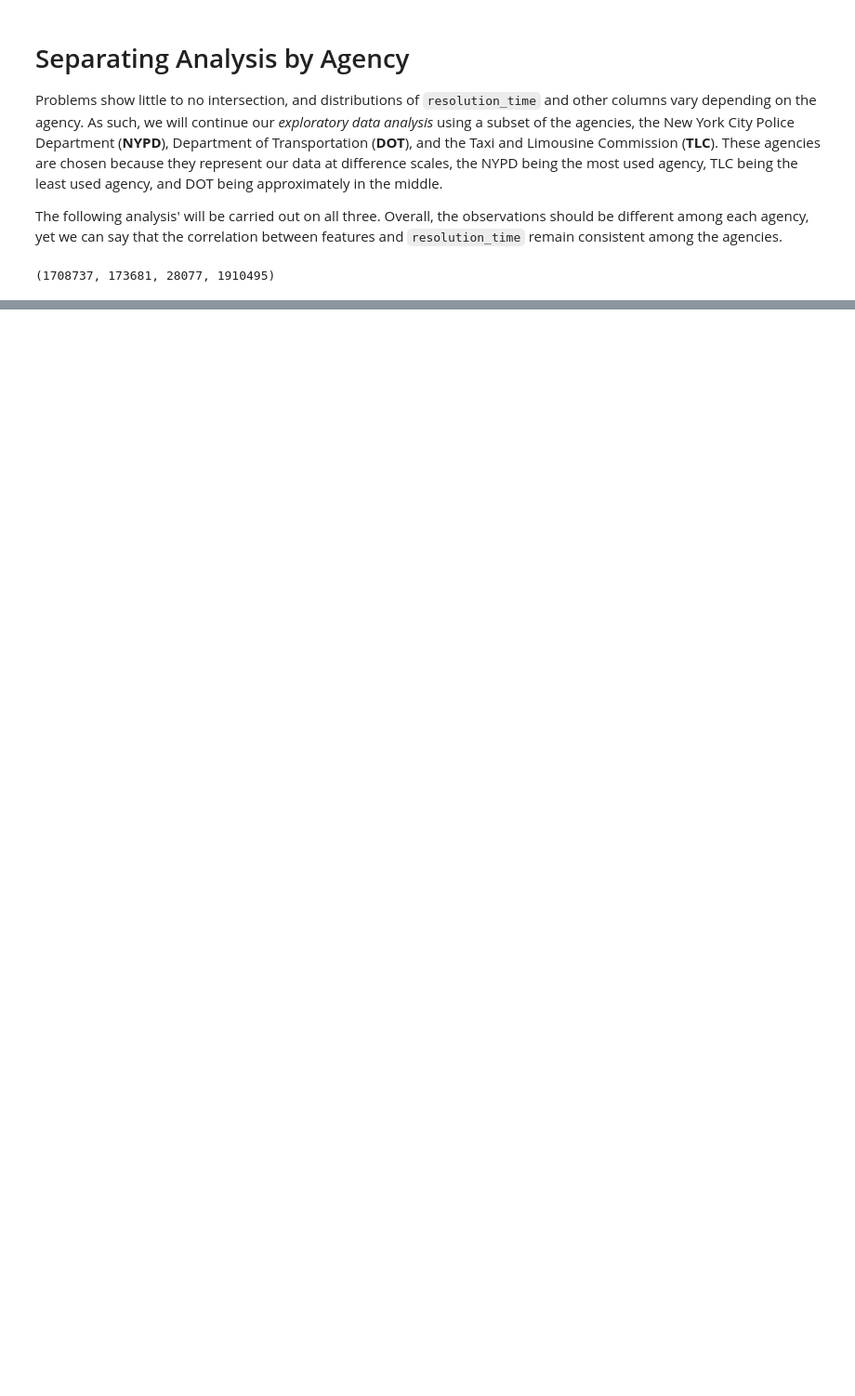
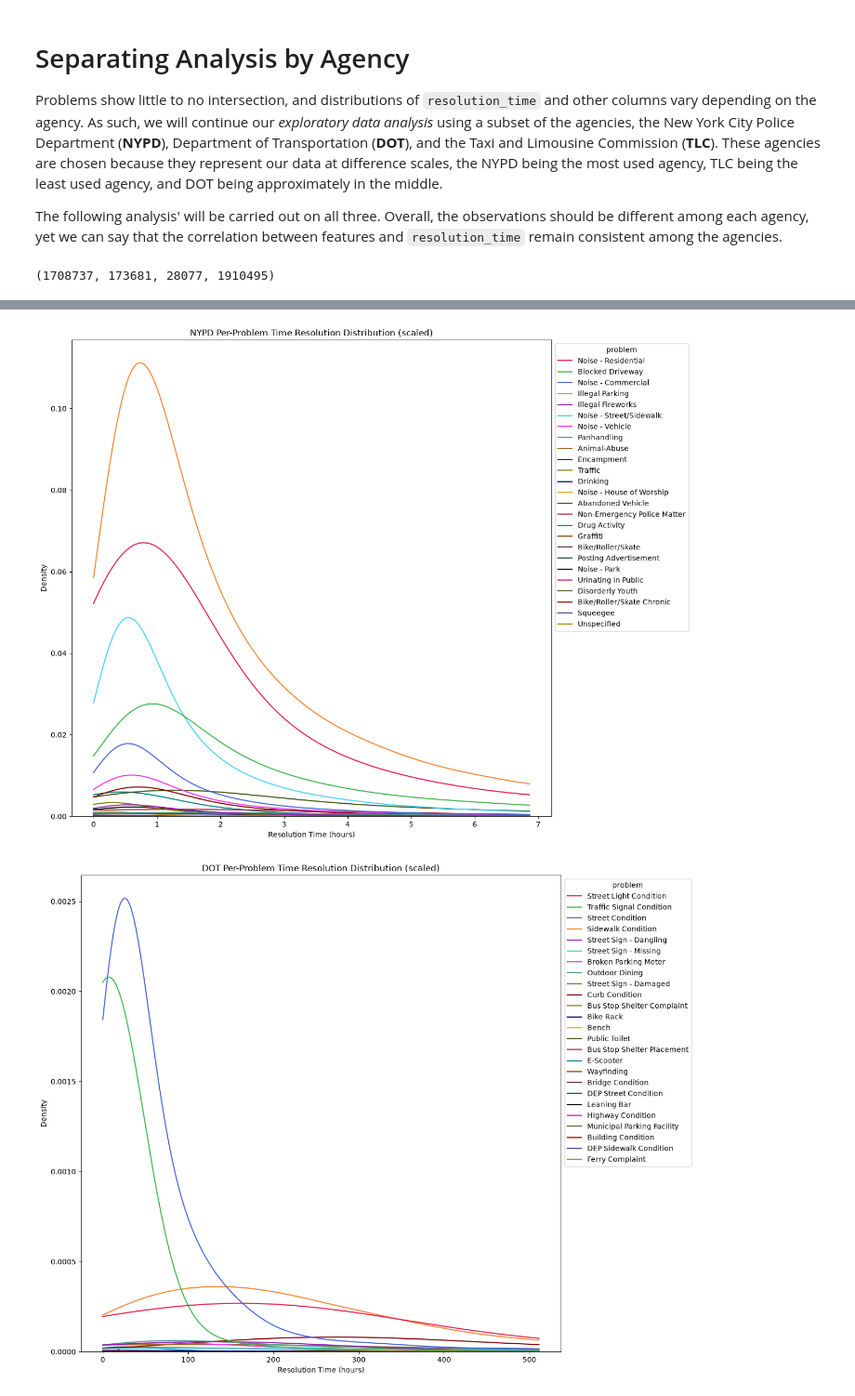
Before and after one commit to luisjaco/nyc-311, a Jupyter notebook: notebooks/exploratory_data_analysis.ipynb, the cells around one changed output, grey strips where cells are left out. Shown at 93% size. Drawn from its saved outputs; the diff is of its cells as text; code cells hidden in the pictures; blank space fills up the shorter version.

```diff
--- a/notebooks/exploratory_data_analysis.ipynb
+++ b/notebooks/exploratory_data_analysis.ipynb
@@ -201,0 +243,29 @@ plt.show()
+# %%
+palette_25 = [
+    "#e6194b", "#3cb44b", "#4363d8", "#f58231", "#911eb4",
+    "#42d4f4", "#f032e6", "#469990", "#9a6324", "#800000",
+    "#808000", "#000075", "#e6a817", "#3a5311", "#a9273a",
+    "#008080", "#7c3f00", "#5c2751", "#2f4f4f", "#000000",
+    "#c71585", "#556b2f", "#8b0000", "#483d8b", "#b8860b"
+]
+
+def plot_per_problem(agency, agency_name):
+    _, axes = plt.subplots(nrows=1, ncols=1, figsize=(12, 12))
+
+    # distribution plot (scaled to boxplot min-max)
+    lg = sns.kdeplot(
+        data=agency, x='resolution_time', hue='problem', palette=palette_25,
+        clip=[0, agency.resolution_time.quantile(0.75) + 1.5*(agency.resolution_time.quantile(0.75) - agency.resolution_time.quantile(0.25))], # 0 (minimum) to boxplot maximum (q3 + 1.5*iqr)
+        ax=axes, warn_singular=False, legend=True,
+    )
+    axes.set(title=f'{agency_name} Per-Problem Time Resolution Distribution (scaled)', xlabel='Resolution Time (hours)')
+
+    sns.move_legend(lg, 'upper left', bbox_to_anchor=(1, 1))
+    plt.show()
+# %%
+plot_per_problem(nypd, 'NYPD')
+plot_per_problem(dot, 'DOT')
+plot_per_problem(tlc, 'TLC')
+# %% [output]
+[figure, added]
+[figure, added]
```
Also changed, not shown: parts of 9 cells of this notebook.
